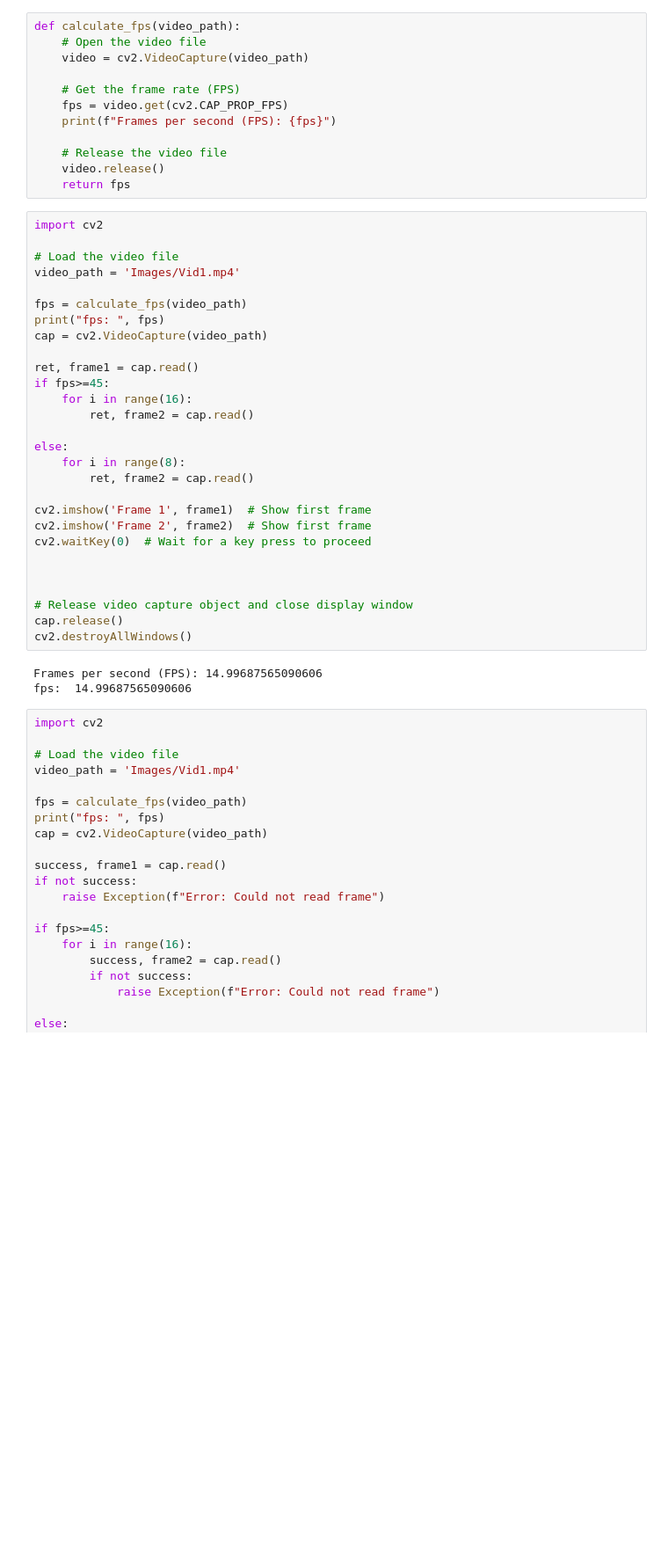
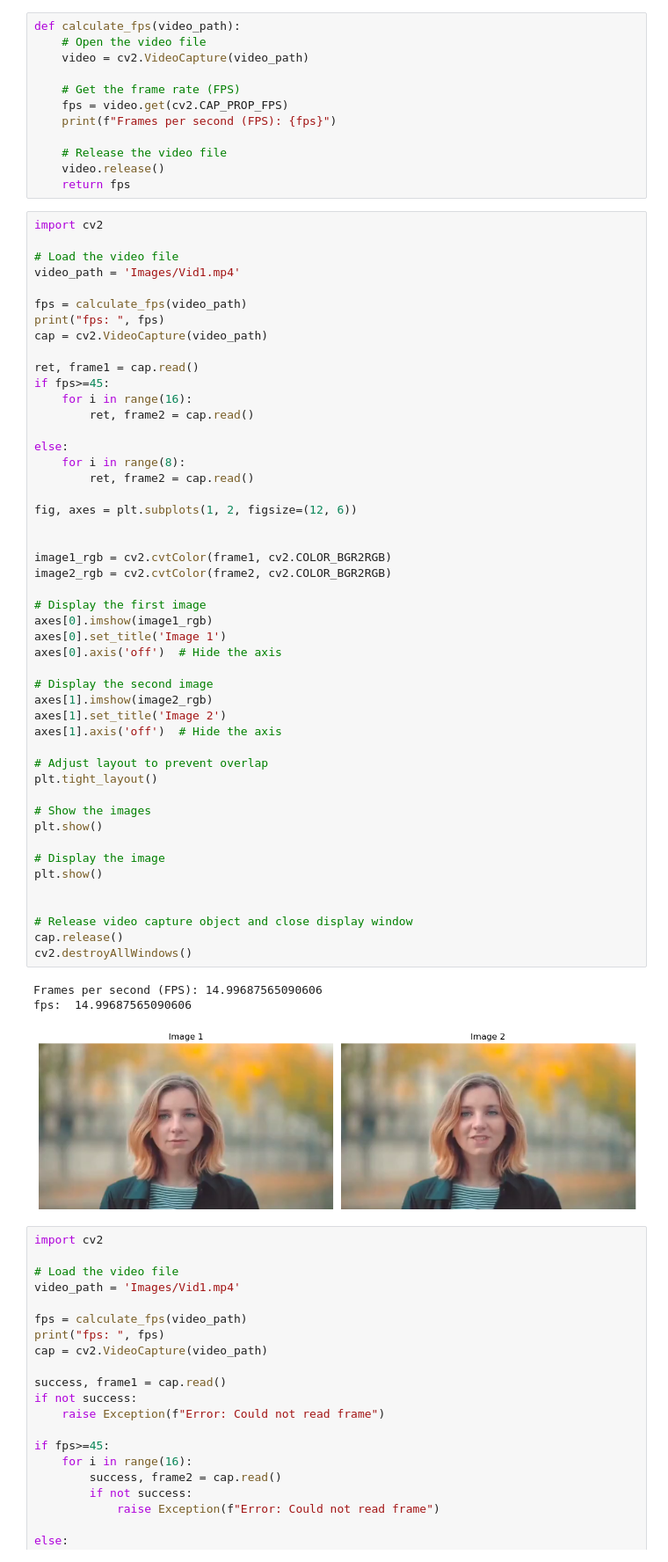
Before and after one commit to shemalperera/Face-Expression-Change-Detection, a Jupyter notebook: Face Expression Change Detection/VideoCode.ipynb, the cells around one changed output. Shown: that part at 88% size. Drawn from its saved outputs; the diff is of its cells as text; blank space fills up the shorter version.

```diff
--- a/Face Expression Change Detection/VideoCode.ipynb
+++ b/Face Expression Change Detection/VideoCode.ipynb
@@ -145,34 +146,55 @@ def calculate_fps(video_path):
 # %%
 import cv2
 
 # Load the video file
 video_path = 'Images/Vid1.mp4'
 
 fps = calculate_fps(video_path)
 print("fps: ", fps)
 cap = cv2.VideoCapture(video_path)
 
 ret, frame1 = cap.read()
 if fps>=45:
     for i in range(16):
         ret, frame2 = cap.read()
 
 else:
     for i in range(8):
         ret, frame2 = cap.read()
 
-cv2.imshow('Frame 1', frame1)  # Show first frame
-cv2.imshow('Frame 2', frame2)  # Show first frame
-cv2.waitKey(0)  # Wait for a key press to proceed
+fig, axes = plt.subplots(1, 2, figsize=(12, 6))
 
+
+image1_rgb = cv2.cvtColor(frame1, cv2.COLOR_BGR2RGB)
+image2_rgb = cv2.cvtColor(frame2, cv2.COLOR_BGR2RGB)
+
+# Display the first image
+axes[0].imshow(image1_rgb)
+axes[0].set_title('Image 1')
+axes[0].axis('off')  # Hide the axis
+
+# Display the second image
+axes[1].imshow(image2_rgb)
+axes[1].set_title('Image 2')
+axes[1].axis('off')  # Hide the axis
+
+# Adjust layout to prevent overlap
+plt.tight_layout()
+
+# Show the images
+plt.show()
+
+# Display the image
+plt.show()
 
 
 # Release video capture object and close display window
 cap.release()
 cv2.destroyAllWindows()
 # %% [output]
 Frames per second (FPS): 14.99687565090606
 fps:  14.99687565090606
+[figure, added]
 # %%
 import cv2
 
```
Also changed, not shown: parts of 2 cells of this notebook, 1 other file.
